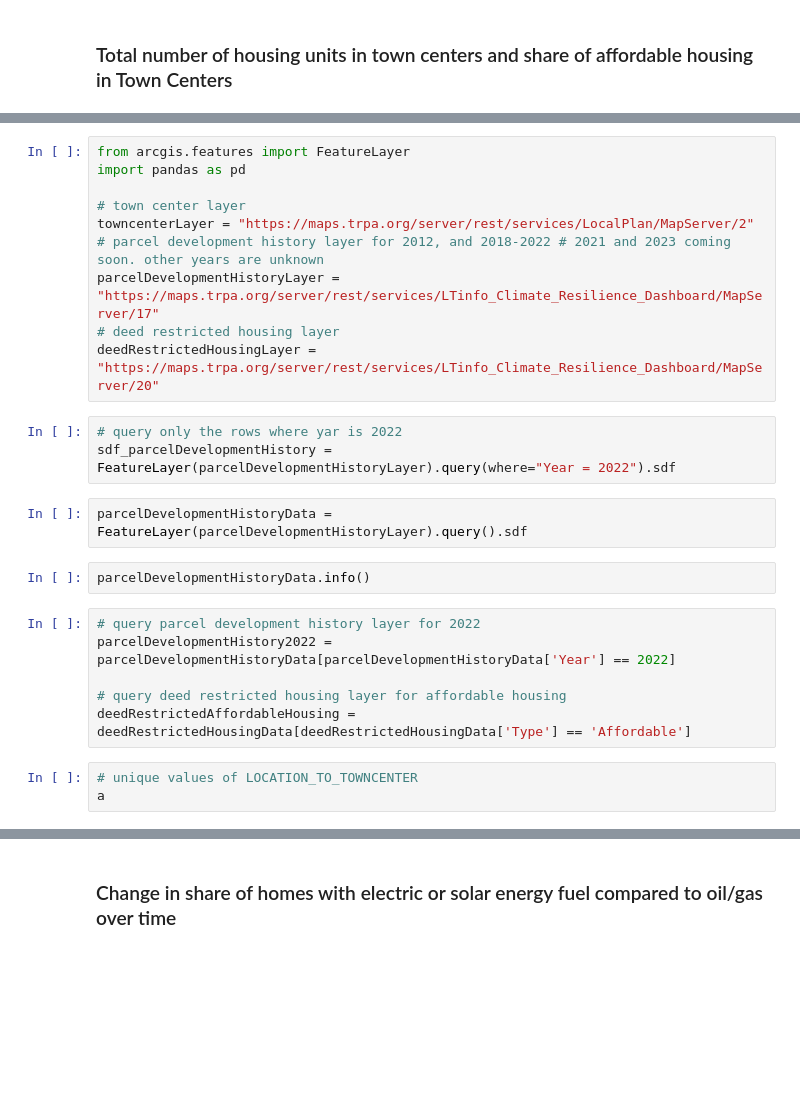
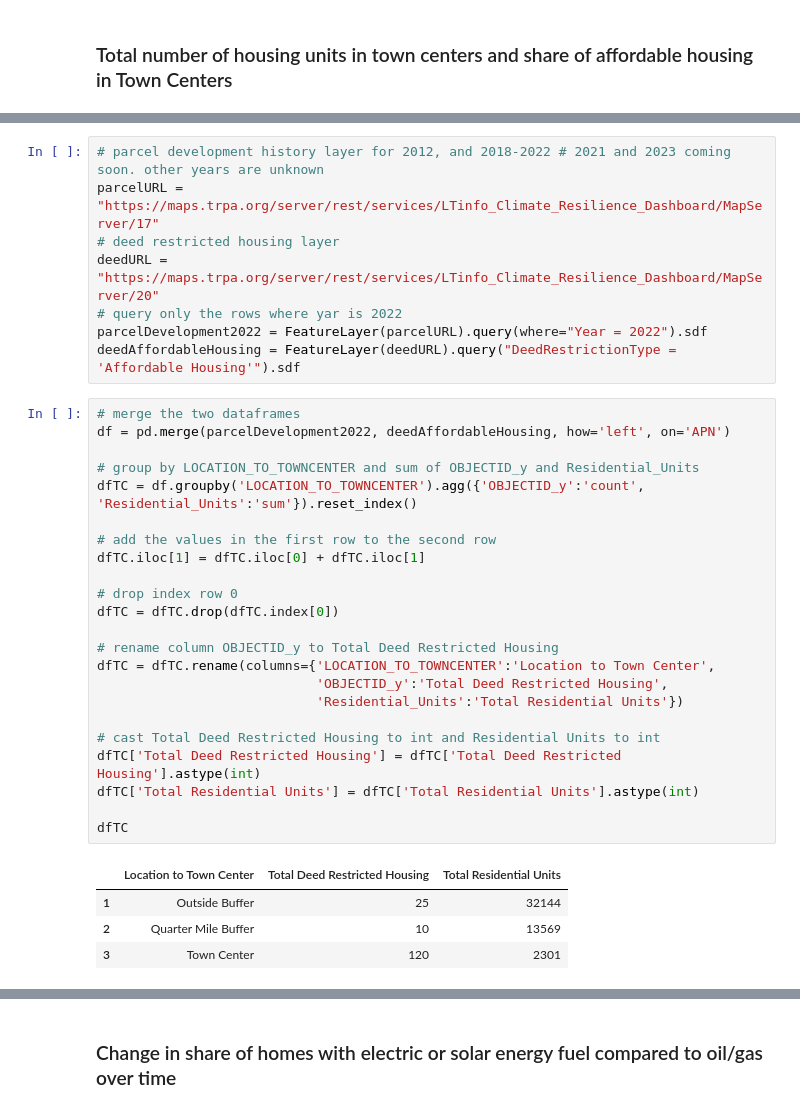
Before and after one commit to trpa-agency/ClimateResilienceDashboard, a Jupyter notebook: data_engineering.ipynb, the cells around one changed output, grey strips where cells are left out. Saved outputs shown, nothing was run; the diff lists cells and outputs as text; blank space fills up the shorter version.

Commit message:
update _Affordable_Units

```diff
--- a/data_engineering.ipynb
+++ b/data_engineering.ipynb
@@ -921,26 +925,36 @@ fig.show()
 # %%
-from arcgis.features import FeatureLayer
-import pandas as pd
-
-# town center layer
-towncenterLayer = "https://maps.trpa.org/server/rest/services/LocalPlan/MapServer/2"
 # parcel development history layer for 2012, and 2018-2022 # 2021 and 2023 coming soon. other years are unknown
-parcelDevelopmentHistoryLayer = "https://maps.trpa.org/server/rest/services/LTinfo_Climate_Resilience_Dashboard/MapServer/17"
+parcelURL = "https://maps.trpa.org/server/rest/services/LTinfo_Climate_Resilience_Dashboard/MapServer/17"
 # deed restricted housing layer
-deedRestrictedHousingLayer = "https://maps.trpa.org/server/rest/services/LTinfo_Climate_Resilience_Dashboard/MapServer/20"
+deedURL = "https://maps.trpa.org/server/rest/services/LTinfo_Climate_Resilience_Dashboard/MapServer/20"
+# query only the rows where yar is 2022
+parcelDevelopment2022 = FeatureLayer(parcelURL).query(where="Year = 2022").sdf
+deedAffordableHousing = FeatureLayer(deedURL).query("DeedRestrictionType = 'Affordable Housing'").sdf
-# %%
-# query only the rows where yar is 2022
-sdf_parcelDevelopmentHistory = FeatureLayer(parcelDevelopmentHistoryLayer).query(where="Year = 2022").sdf
-# %%
-parcelDevelopmentHistoryData = FeatureLayer(parcelDevelopmentHistoryLayer).query().sdf
-# %%
-parcelDevelopmentHistoryData.info()
-# %%
-# query parcel development history layer for 2022
-parcelDevelopmentHistory2022 = parcelDevelopmentHistoryData[parcelDevelopmentHistoryData['Year'] == 2022]
-
-# query deed restricted housing layer for affordable housing
-deedRestrictedAffordableHousing = deedRestrictedHousingData[deedRestrictedHousingData['Type'] == 'Affordable']
-# %%
-# unique values of LOCATION_TO_TOWNCENTER
-a
+# %%
+# merge the two dataframes
+df = pd.merge(parcelDevelopment2022, deedAffordableHousing, how='left', on='APN')
+
+# group by LOCATION_TO_TOWNCENTER and sum of OBJECTID_y and Residential_Units
+dfTC = df.groupby('LOCATION_TO_TOWNCENTER').agg({'OBJECTID_y':'count', 'Residential_Units':'sum'}).reset_index()
+
+# add the values in the first row to the second row
+dfTC.iloc[1] = dfTC.iloc[0] + dfTC.iloc[1]
+
+# drop index row 0
+dfTC = dfTC.drop(dfTC.index[0])
+
+# rename column OBJECTID_y to Total Deed Restricted Housing
+dfTC = dfTC.rename(columns={'LOCATION_TO_TOWNCENTER':'Location to Town Center',
+                            'OBJECTID_y':'Total Deed Restricted Housing',
+                            'Residential_Units':'Total Residential Units'})
+
+# cast Total Deed Restricted Housing to int and Residential Units to int
+dfTC['Total Deed Restricted Housing'] = dfTC['Total Deed Restricted Housing'].astype(int)
+dfTC['Total Residential Units'] = dfTC['Total Residential Units'].astype(int)
+
+dfTC
+# %% [output]
+|  | Location to Town Center | Total Deed Restricted Housing | Total Residential Units |
+| 1 | Outside Buffer | 25 | 32144 |
+| 2 | Quarter Mile Buffer | 10 | 13569 |
+| 3 | Town Center | 120 | 2301 |
```
Also changed, not shown: parts of 2 cells of this notebook, 5 other files.
